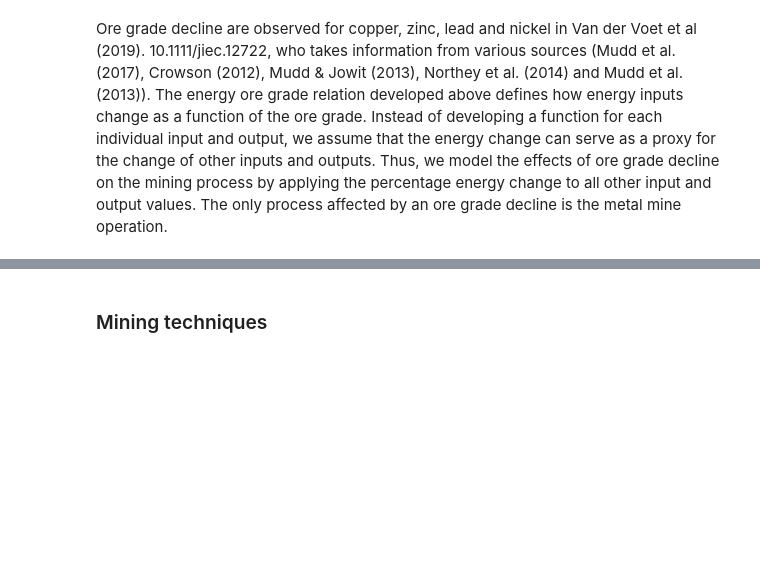
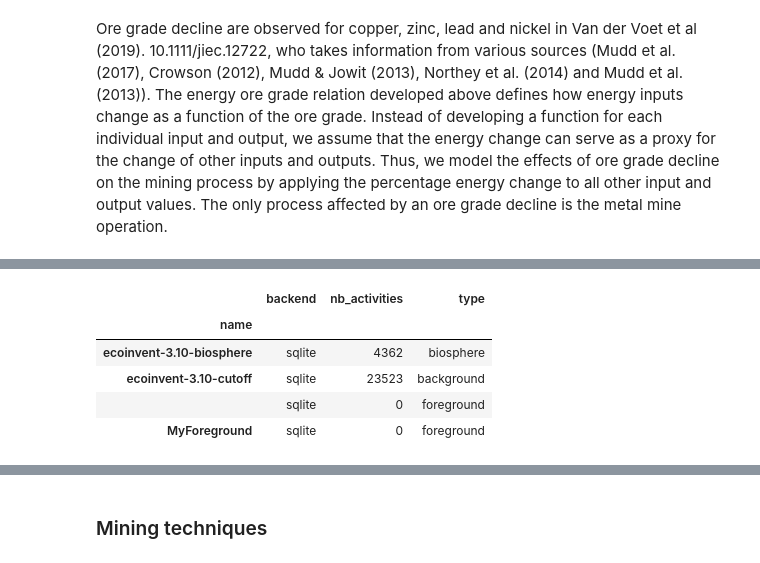
Before and after one commit to marpellan/regional_minerals_sustainability, a Jupyter notebook: 2. LCI_parametrization.ipynb, the cells around one changed output, grey strips where cells are left out. Saved outputs shown, nothing was run; the diff lists cells and outputs as text; code cells hidden in the pictures; blank space fills up the shorter version.

```diff
--- a/2. LCI_parametrization.ipynb
+++ b/2. LCI_parametrization.ipynb
@@ -99,0 +494,10 @@ ore_grade.sigma = og_std
+# %%
+agb.setForeground(USER_DB)
+agb.list_databases()
+# %% [output]
+|  | backend | nb_activities | type |
+| name |  |  |  |
+| ecoinvent-3.10-biosphere | sqlite | 4362 | biosphere |
+| ecoinvent-3.10-cutoff | sqlite | 23523 | background |
+|  | sqlite | 0 | foreground |
+| MyForeground | sqlite | 0 | foreground |
```
Also changed, not shown: parts of 52 cells of this notebook, 16 other files.
